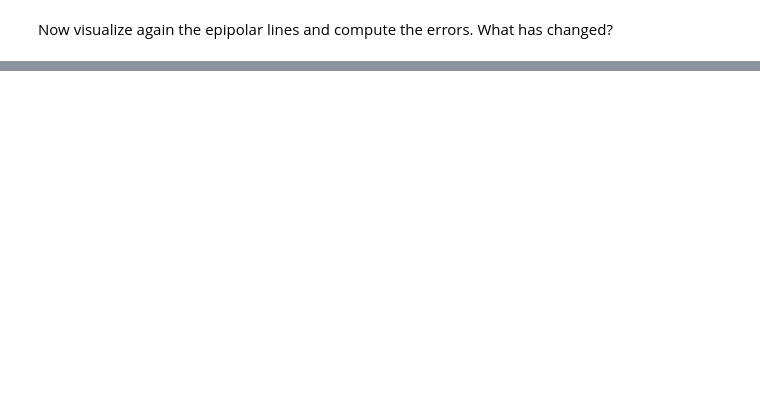
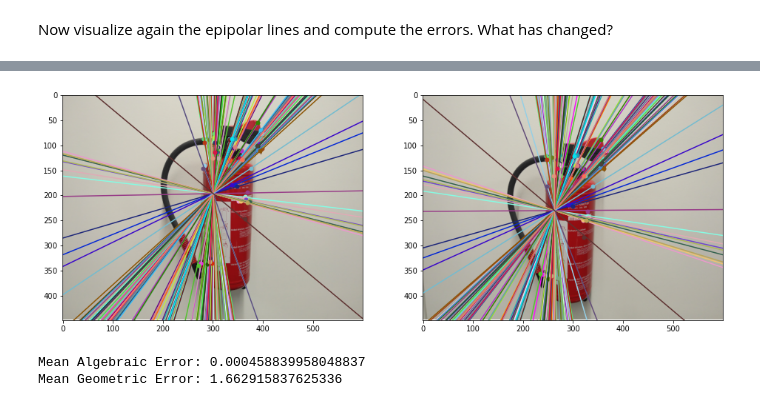
Before and after one commit to mrokuss/3dcv-students, a Jupyter notebook: 4.0-tl-fundamental-matrix.ipynb, the cells around one changed output, grey strips where cells are left out. Drawn from its saved outputs; the diff is of its cells as text; code cells hidden in the pictures; blank space fills up the shorter version.

```diff
--- a/4.0-tl-fundamental-matrix.ipynb
+++ b/4.0-tl-fundamental-matrix.ipynb
@@ -225,0 +319,15 @@ Now visualize again the epipolar lines and compute the errors. What has changed?
+# %%
+kps1 = keypoints1[inliers]
+kps2 = keypoints2[inliers]
+visualize_epipolar_lines(view1, view2, kps1, kps2, F)
+alg_error = np.mean(algebraic_error(kps1, kps2, F))
+geo_error = np.mean(geometric_error(kps1, kps2, F))
+
+# Observation: Algebraic error is quite low
+# Observation: Geometric error is too high, however
+print(f'Mean Algebraic Error: {alg_error}')
+print(f'Mean Geometric Error: {geo_error}')
+# %% [output]
+[figure, added]
+Mean Algebraic Error: 0.000458839958048837
+Mean Geometric Error: 1.662915837625336
```
Also changed, not shown: parts of 11 cells of this notebook.
